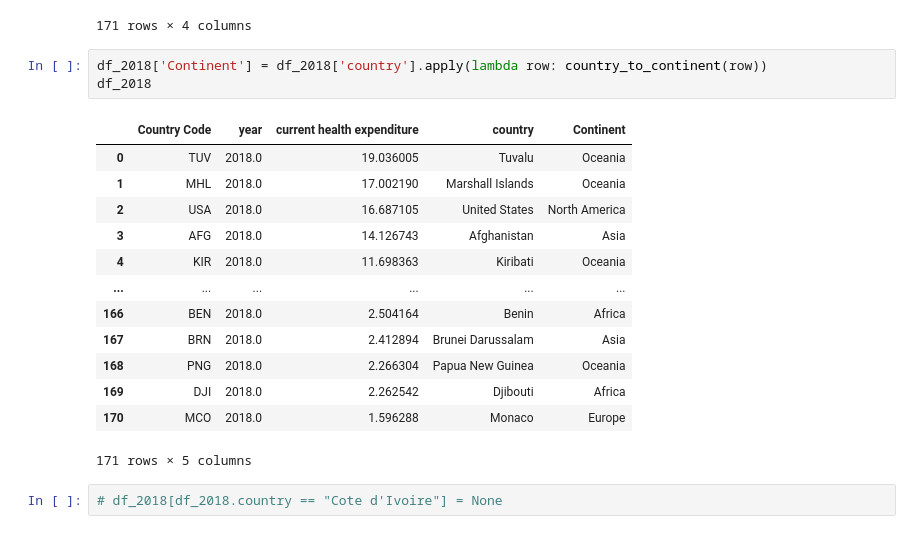
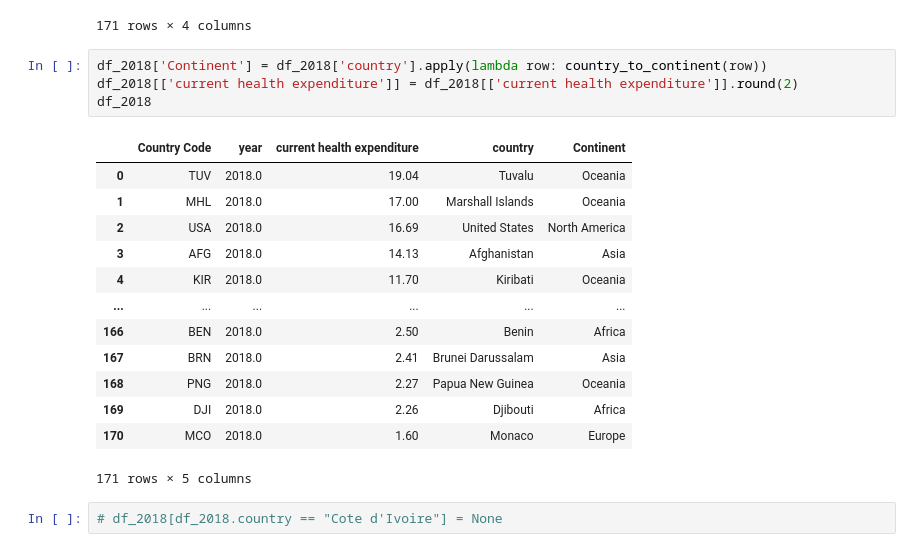
Before and after one commit to oludovisi/DSF_Final, a Jupyter notebook: Draft_David.ipynb, the cells around one changed output. Drawn from its saved outputs; the diff is of its cells as text.

```diff
--- a/Draft_David.ipynb
+++ b/Draft_David.ipynb
@@ -127,20 +127,21 @@ df_2018
 171 rows × 4 columns
 # %%
 df_2018['Continent'] = df_2018['country'].apply(lambda row: country_to_continent(row))
+df_2018[['current health expenditure']] = df_2018[['current health expenditure']].round(2)
 df_2018
 # %% [output]
 |  | Country Code | year | current health expenditure | country | Continent |
-| 0 | TUV | 2018.0 | 19.036005 | Tuvalu | Oceania |
-| 1 | MHL | 2018.0 | 17.002190 | Marshall Islands | Oceania |
-| 2 | USA | 2018.0 | 16.687105 | United States | North America |
-| 3 | AFG | 2018.0 | 14.126743 | Afghanistan | Asia |
-| 4 | KIR | 2018.0 | 11.698363 | Kiribati | Oceania |
+| 0 | TUV | 2018.0 | 19.04 | Tuvalu | Oceania |
+| 1 | MHL | 2018.0 | 17.00 | Marshall Islands | Oceania |
+| 2 | USA | 2018.0 | 16.69 | United States | North America |
+| 3 | AFG | 2018.0 | 14.13 | Afghanistan | Asia |
+| 4 | KIR | 2018.0 | 11.70 | Kiribati | Oceania |
 | ... | ... | ... | ... | ... | ... |
-| 166 | BEN | 2018.0 | 2.504164 | Benin | Africa |
-| 167 | BRN | 2018.0 | 2.412894 | Brunei Darussalam | Asia |
-| 168 | PNG | 2018.0 | 2.266304 | Papua New Guinea | Oceania |
-| 169 | DJI | 2018.0 | 2.262542 | Djibouti | Africa |
-| 170 | MCO | 2018.0 | 1.596288 | Monaco | Europe |
+| 166 | BEN | 2018.0 | 2.50 | Benin | Africa |
+| 167 | BRN | 2018.0 | 2.41 | Brunei Darussalam | Asia |
+| 168 | PNG | 2018.0 | 2.27 | Papua New Guinea | Oceania |
+| 169 | DJI | 2018.0 | 2.26 | Djibouti | Africa |
+| 170 | MCO | 2018.0 | 1.60 | Monaco | Europe |
 171 rows × 5 columns
 # %%
 # df_2018[df_2018.country == "Cote d'Ivoire"] = None
```
Also changed, not shown: parts of 8 cells of this notebook, 1 other file.
